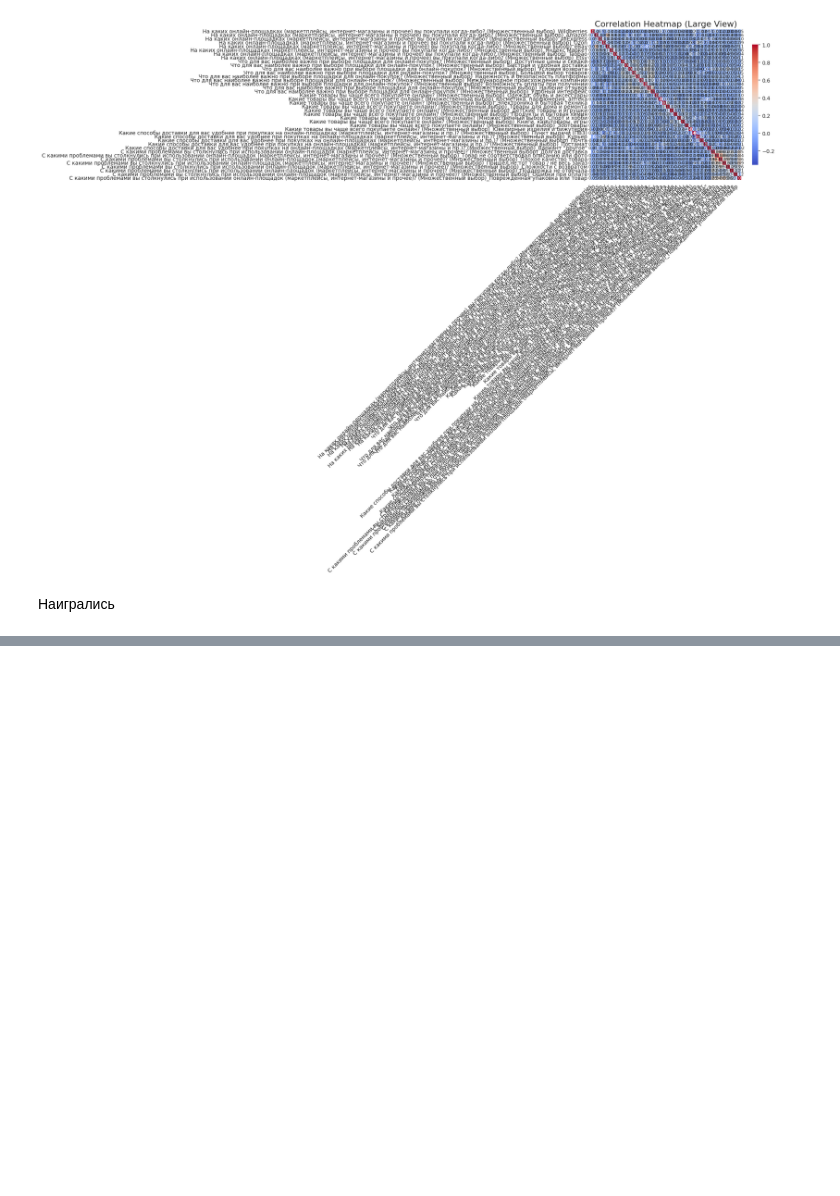
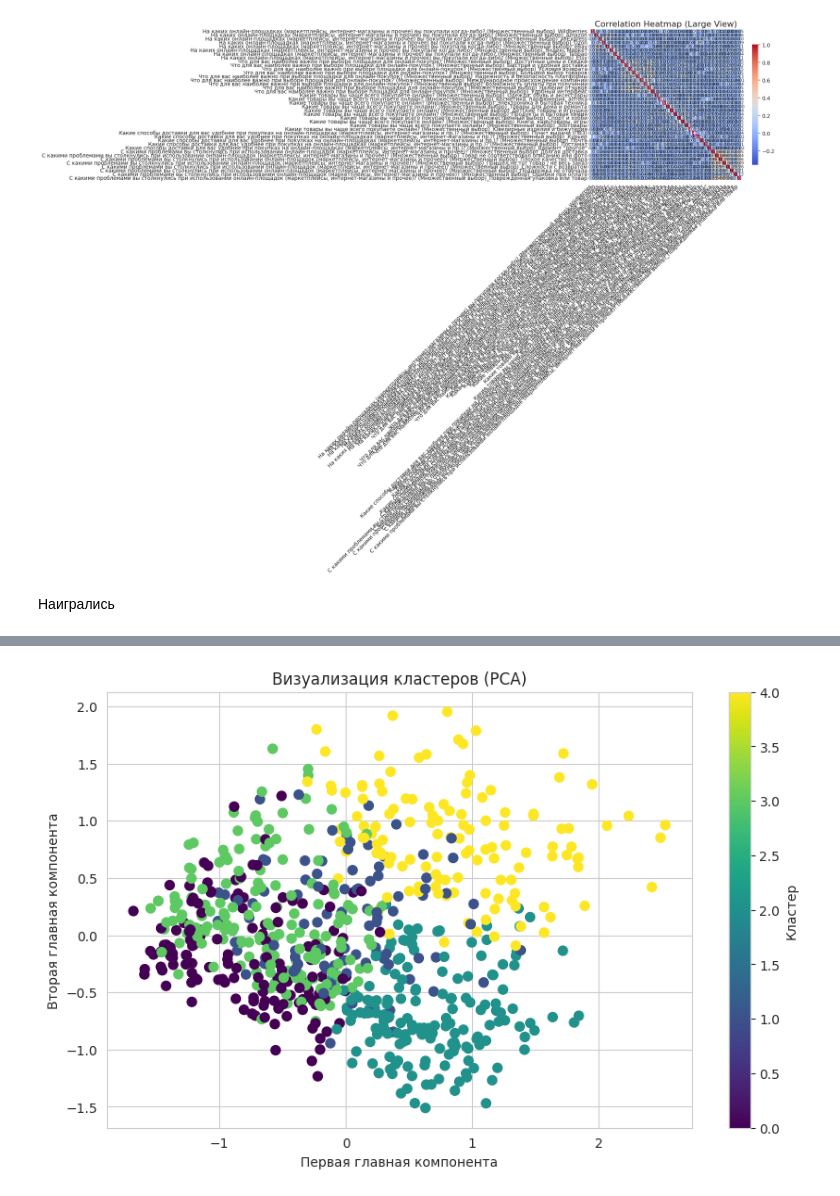
Before and after one commit to TheoDaimonn/WB_test, a Jupyter notebook: research/main.ipynb, the cells around one changed output, grey strips where cells are left out. Cells and saved outputs as stored; diff of their text form; code cells hidden in the pictures; blank space fills up the shorter version.

```diff
--- a/research/main.ipynb
+++ b/research/main.ipynb
@@ -529,0 +735,18 @@ plt.show()
+# %%
+from sklearn.decomposition import PCA
+import matplotlib.pyplot as plt
+
+# Снижение размерности до 2D
+pca = PCA(n_components=2)
+features_pca = pca.fit_transform(features)
+
+# Визуализация кластеров
+plt.figure(figsize=(10, 6))
+plt.scatter(features_pca[:, 0], features_pca[:, 1], c=df['cluster'], cmap='viridis', s=50)
+plt.title('Визуализация кластеров (PCA)')
+plt.xlabel('Первая главная компонента')
+plt.ylabel('Вторая главная компонента')
+plt.colorbar(label='Кластер')
+plt.show()
+# %% [output]
+[figure, added]
```
Also changed, not shown: parts of 18 cells of this notebook, 1 other file.
